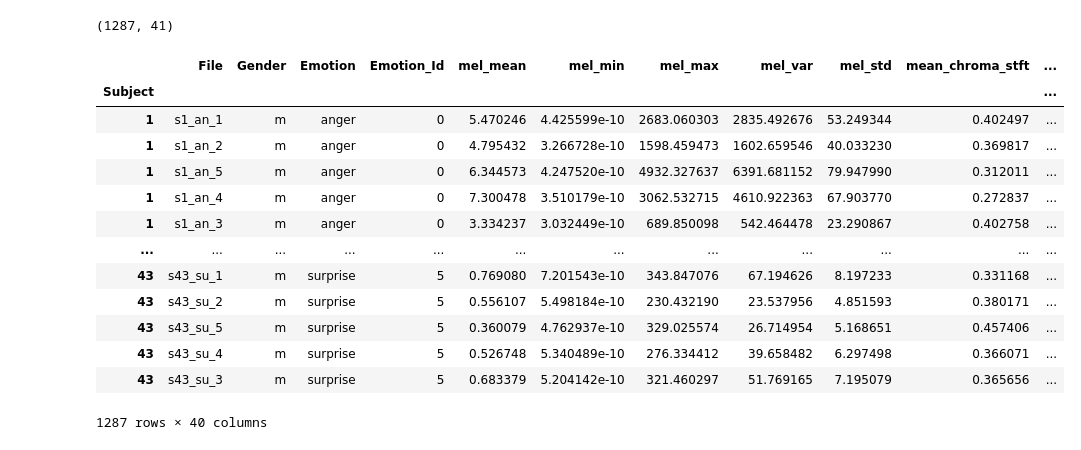
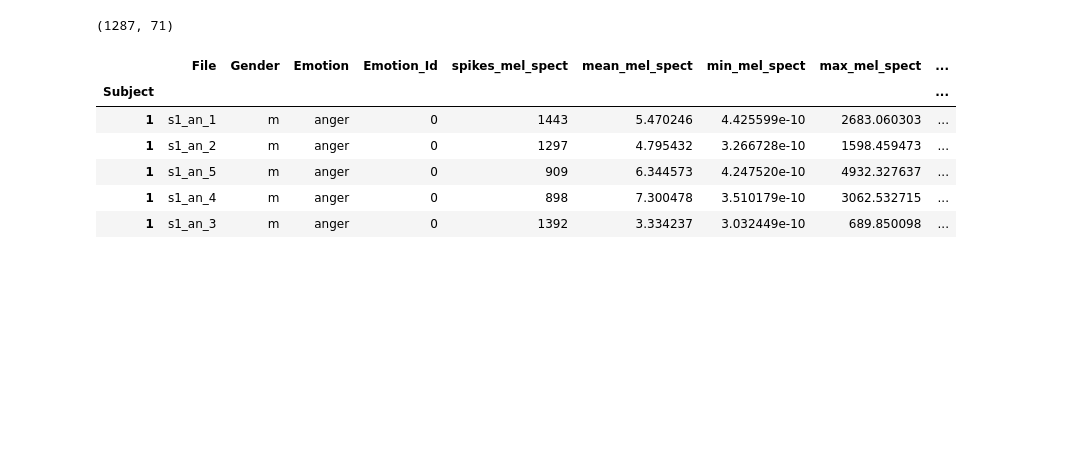
Before and after one commit to MarioCSilva/Speech_Emotion_Recognition_Thesis, a Jupyter notebook: data/3_feature_selection.ipynb, the cells around one changed output. Drawn from its saved outputs; the diff is of its cells as text; code cells hidden in the pictures; blank space fills up the shorter version.

```diff
--- a/data/3_feature_selection.ipynb
+++ b/data/3_feature_selection.ipynb
@@ -16,26 +19,20 @@ SCALED_FEATURES = 'scaled_features.csv'
 CONFIG_FILE = f"{os.path.abspath('./../../')}/Audio_Sentiment_Analysis/data/config.json"
 config = Configuration.load_json(CONFIG_FILE)
 pd.options.display.max_columns = None
+pd.options.display.max_rows = None
 # %%
 df = pd.read_csv(EXTRACTED_FEATURES_FILE)
 print(df.shape)
 df = df.sort_values(['Subject', 'Emotion', 'Gender'], ascending = (True, True, True))
 df = df.set_index('Subject')
-df
+df.head()
 # %% [output]
-(1287, 41)
+(1287, 71)
-|  | File | Gender | Emotion | Emotion_Id | mel_mean | mel_min | mel_max | mel_var | mel_std | mean_chroma_stft | ... |
-| Subject |  |  |  |  |  |  |  |  |  |  | ... |
-| 1 | s1_an_1 | m | anger | 0 | 5.470246 | 4.425599e-10 | 2683.060303 | 2835.492676 | 53.249344 | 0.402497 | ... |
-| 1 | s1_an_2 | m | anger | 0 | 4.795432 | 3.266728e-10 | 1598.459473 | 1602.659546 | 40.033230 | 0.369817 | ... |
-| 1 | s1_an_5 | m | anger | 0 | 6.344573 | 4.247520e-10 | 4932.327637 | 6391.681152 | 79.947990 | 0.312011 | ... |
-| 1 | s1_an_4 | m | anger | 0 | 7.300478 | 3.510179e-10 | 3062.532715 | 4610.922363 | 67.903770 | 0.272837 | ... |
-| 1 | s1_an_3 | m | anger | 0 | 3.334237 | 3.032449e-10 | 689.850098 | 542.464478 | 23.290867 | 0.402758 | ... |
-| ... | ... | ... | ... | ... | ... | ... | ... | ... | ... | ... | ... |
-| 43 | s43_su_1 | m | surprise | 5 | 0.769080 | 7.201543e-10 | 343.847076 | 67.194626 | 8.197233 | 0.331168 | ... |
-| 43 | s43_su_2 | m | surprise | 5 | 0.556107 | 5.498184e-10 | 230.432190 | 23.537956 | 4.851593 | 0.380171 | ... |
-| 43 | s43_su_5 | m | surprise | 5 | 0.360079 | 4.762937e-10 | 329.025574 | 26.714954 | 5.168651 | 0.457406 | ... |
-| 43 | s43_su_4 | m | surprise | 5 | 0.526748 | 5.340489e-10 | 276.334412 | 39.658482 | 6.297498 | 0.366071 | ... |
-| 43 | s43_su_3 | m | surprise | 5 | 0.683379 | 5.204142e-10 | 321.460297 | 51.769165 | 7.195079 | 0.365656 | ... |
+|  | File | Gender | Emotion | Emotion_Id | spikes_mel_spect | mean_mel_spect | min_mel_spect | max_mel_spect | ... |
+| Subject |  |  |  |  |  |  |  |  | ... |
+| 1 | s1_an_1 | m | anger | 0 | 1443 | 5.470246 | 4.425599e-10 | 2683.060303 | ... |
+| 1 | s1_an_2 | m | anger | 0 | 1297 | 4.795432 | 3.266728e-10 | 1598.459473 | ... |
+| 1 | s1_an_5 | m | anger | 0 | 909 | 6.344573 | 4.247520e-10 | 4932.327637 | ... |
+| 1 | s1_an_4 | m | anger | 0 | 898 | 7.300478 | 3.510179e-10 | 3062.532715 | ... |
+| 1 | s1_an_3 | m | anger | 0 | 1392 | 3.334237 | 3.032449e-10 | 689.850098 | ... |
-1287 rows × 40 columns
 # %%
```
Also changed, not shown: parts of 9 cells of this notebook.
